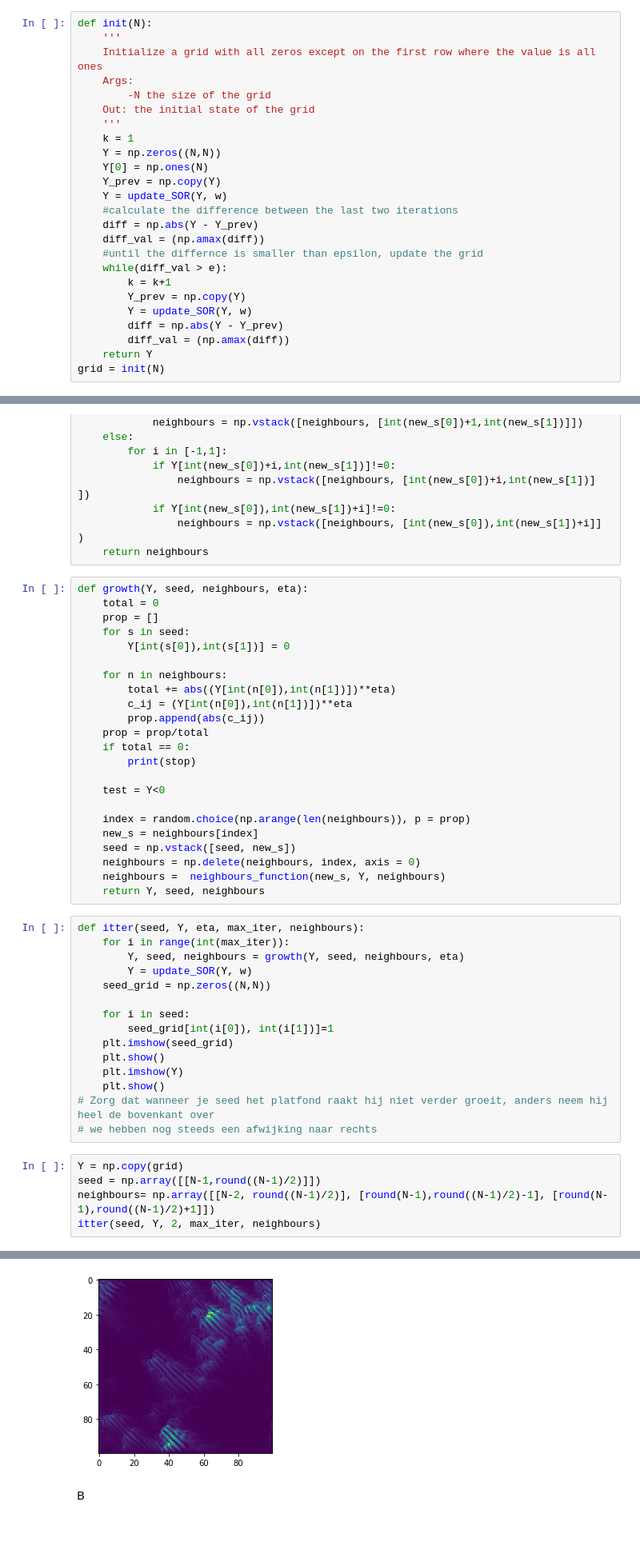
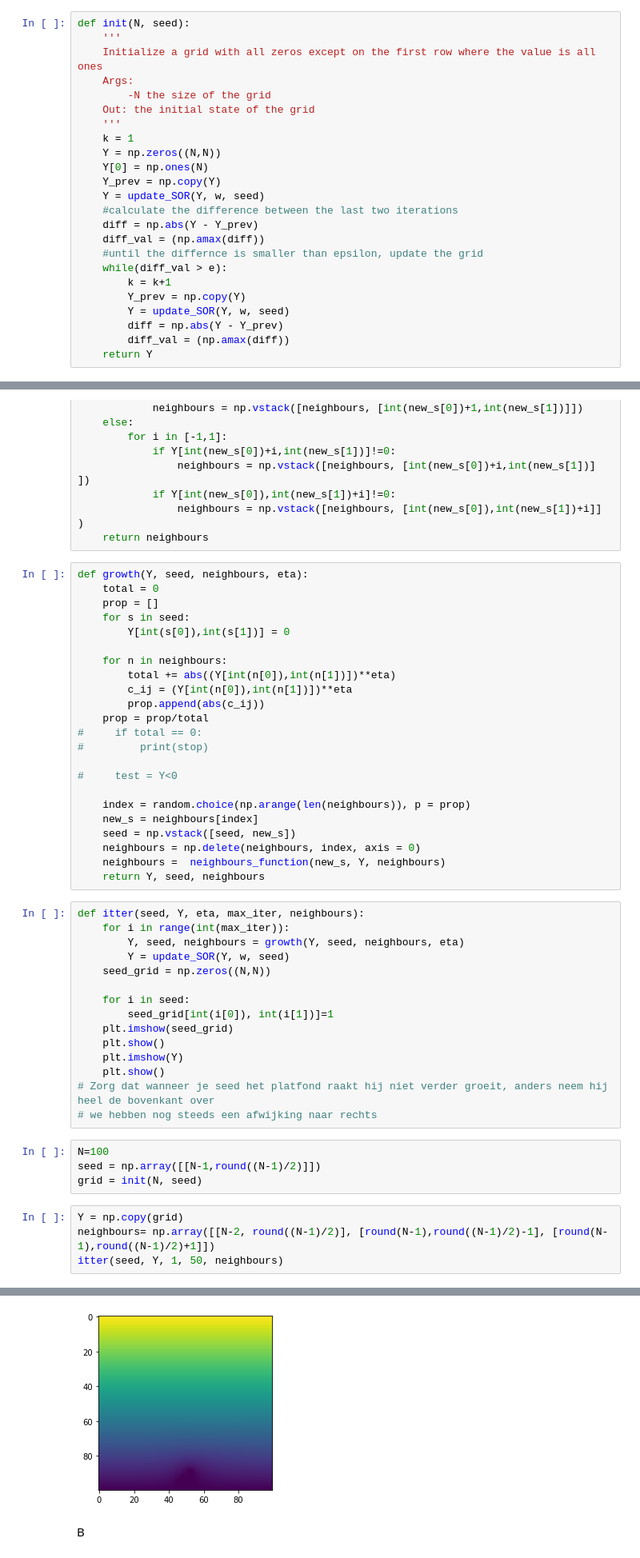
Before and after one commit to karellempes/ScieComp, a Jupyter notebook: Assignment 2/Diffusion Limited Aggregation. MC-DLA.ipynb, the cells around one changed output, grey strips where cells are left out. Shown at 80% size. Drawn from its saved outputs; the diff is of its cells as text; blank space fills up the shorter version.

```diff
--- a/Assignment 2/Diffusion Limited Aggregation. MC-DLA.ipynb
+++ b/Assignment 2/Diffusion Limited Aggregation. MC-DLA.ipynb
@@ -39,6 +42,6 @@ def update_SOR(Y, w):
     return(Y)
 # %%
-def init(N):
+def init(N, seed):
     '''
     Initialize a grid with all zeros except on the first row where the value is all ones
     Args:
@@ -49,7 +52,7 @@ def init(N):
     Y = np.zeros((N,N))
     Y[0] = np.ones(N)
     Y_prev = np.copy(Y)
-    Y = update_SOR(Y, w)
+    Y = update_SOR(Y, w, seed)
     #calculate the difference between the last two iterations
     diff = np.abs(Y - Y_prev)
     diff_val = (np.amax(diff))
@@ -57,11 +60,10 @@ def init(N):
     while(diff_val > e):
         k = k+1
         Y_prev = np.copy(Y)
-        Y = update_SOR(Y, w)
+        Y = update_SOR(Y, w, seed)
         diff = np.abs(Y - Y_prev)
         diff_val = (np.amax(diff))
     return Y
-grid = init(N)
 # %%
 def neighbours_function2(new_s, Y, neighbours):
     x = 0
@@ -180,10 +182,10 @@ def growth(Y, seed, neighbours, eta):
         c_ij = (Y[int(n[0]),int(n[1])])**eta
         prop.append(abs(c_ij))
     prop = prop/total
-    if total == 0:
-        print(stop)
+#     if total == 0:
+#         print(stop)
 
-    test = Y<0
+#     test = Y<0
 
     index = random.choice(np.arange(len(neighbours)), p = prop)
     new_s = neighbours[index]
@@ -195,7 +197,7 @@ def growth(Y, seed, neighbours, eta):
 def itter(seed, Y, eta, max_iter, neighbours):
     for i in range(int(max_iter)):
         Y, seed, neighbours = growth(Y, seed, neighbours, eta)
-        Y = update_SOR(Y, w)
+        Y = update_SOR(Y, w, seed)
     seed_grid = np.zeros((N,N))
 
     for i in seed:
@@ -206,9 +208,12 @@ def itter(seed, Y, eta, max_iter, neighbours):
     plt.show()
 # Zorg dat wanneer je seed het platfond raakt hij niet verder groeit, anders neem hij heel de bovenkant over
 # we hebben nog steeds een afwijking naar rechts
+# %%
+N=100
+seed = np.array([[N-1,round((N-1)/2)]])
+grid = init(N, seed)
 # %%
 Y = np.copy(grid)
-seed = np.array([[N-1,round((N-1)/2)]])
 neighbours= np.array([[N-2, round((N-1)/2)], [round(N-1),round((N-1)/2)-1], [round(N-1),round((N-1)/2)+1]])
-itter(seed, Y, 2, max_iter, neighbours)
+itter(seed, Y, 1, 50, neighbours)
 # %% [output]
@@ -216,4 +221,4 @@ itter(seed, Y, 2, max_iter, neighbours)
-[figure, old version]
+[figure, new version]
 # %% [markdown]
 B
 # %%
```
Also changed, not shown: parts of 3 cells of this notebook, 1 other file.
